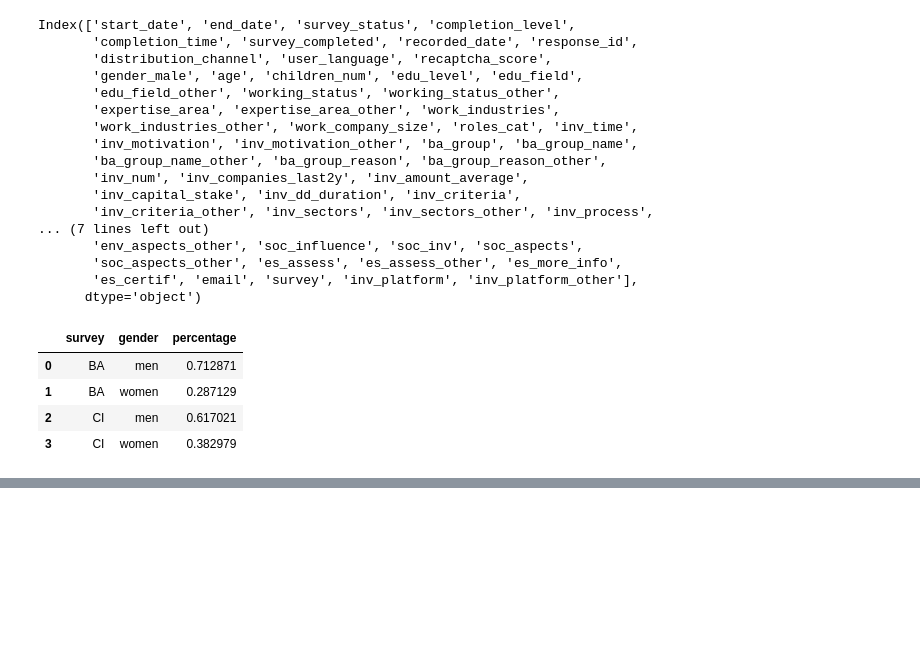
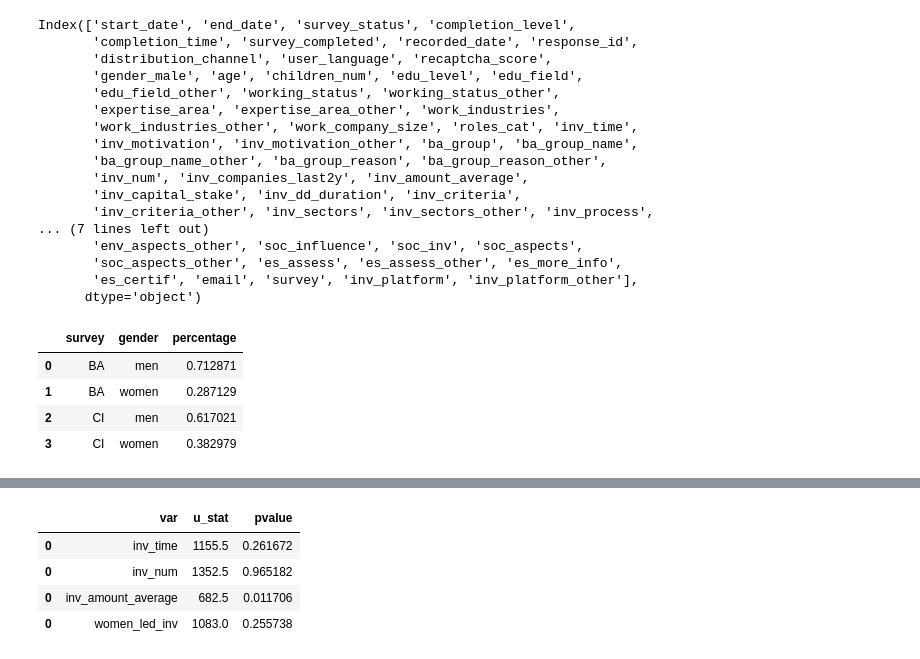
Before and after one commit to D2HStack/BAC4SHC, a Jupyter notebook: descriptive.ipynb, the cells around one changed output, grey strips where cells are left out. Saved outputs shown, nothing was run; the diff lists cells and outputs as text; code cells hidden in the pictures; blank space fills up the shorter version.

```diff
--- a/descriptive.ipynb
+++ b/descriptive.ipynb
@@ -58,0 +123,35 @@ df_stats
+# %%
+from scipy.stats import mannwhitneyu
+import pandas as pd
+import numpy as np
+from scipy.stats import norm
+
+def mw_test(columns, condition_label, condition_values):
+    result_columns=['var', 'u_stat', 'pvalue']
+    df_results=pd.DataFrame(columns=result_columns)
+    for column in columns:
+
+        df_temp=df_load.dropna(subset=[column, condition_label]) # Keep only non nan
+
+        groups=[]
+        for i in range(len(condition_values)):
+            groups.append(df_temp[df_temp[condition_label]==condition_values[i]].loc[:,column].array)
+
+        u, p=mannwhitneyu(groups[0], groups[1], alternative='two-sided')
+        df_results=pd.concat([df_results, pd.DataFrame([[column, u, p]], columns=result_columns)])
+
+    return df_results
+# %%
+# Mann Whitney test on gender_male
+
+columns=['inv_time', 'inv_num', 'inv_amount_average', 'women_led_inv']
+condition_label='gender_male'
+condition_values=[1,2]
+
+mw_test(columns, condition_label, condition_values)
+# %% [output]
+|  | var | u_stat | pvalue |
+| 0 | inv_time | 1155.5 | 0.261672 |
+| 0 | inv_num | 1352.5 | 0.965182 |
+| 0 | inv_amount_average | 682.5 | 0.011706 |
+| 0 | women_led_inv | 1083.0 | 0.255738 |
```
Also changed, not shown: parts of 7 cells of this notebook, 1 other file.
